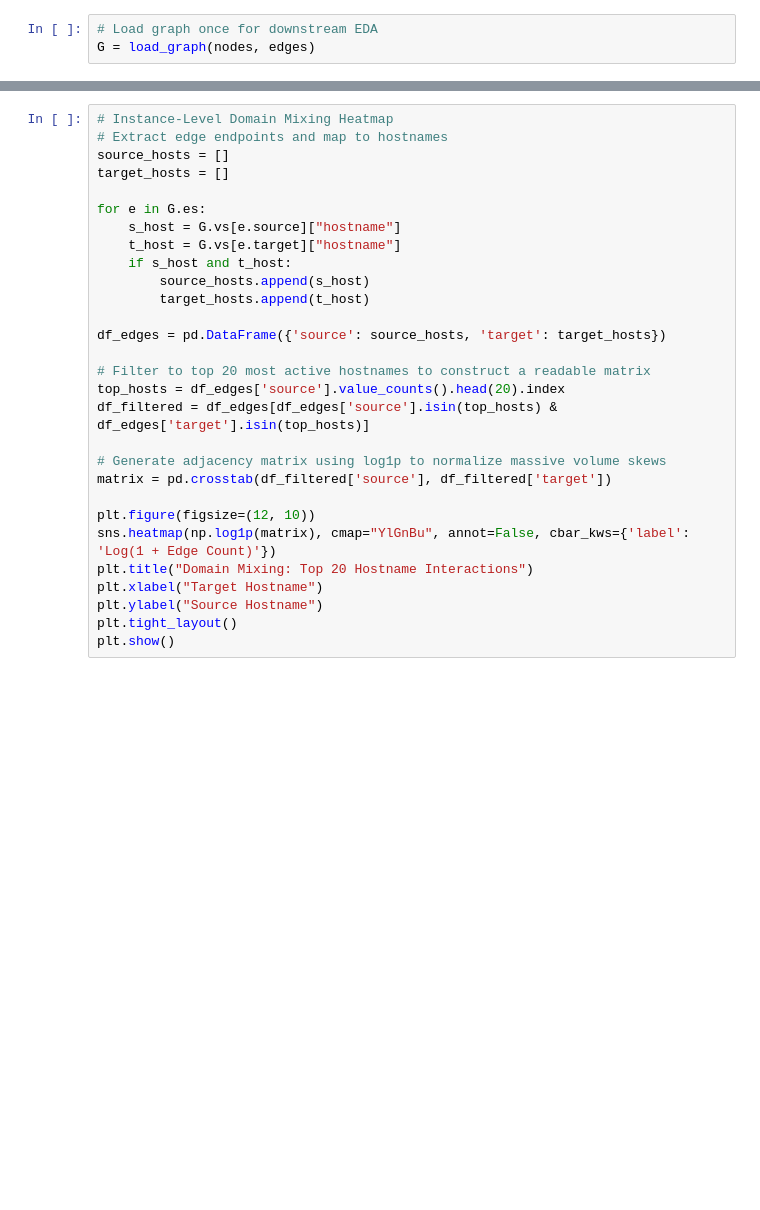
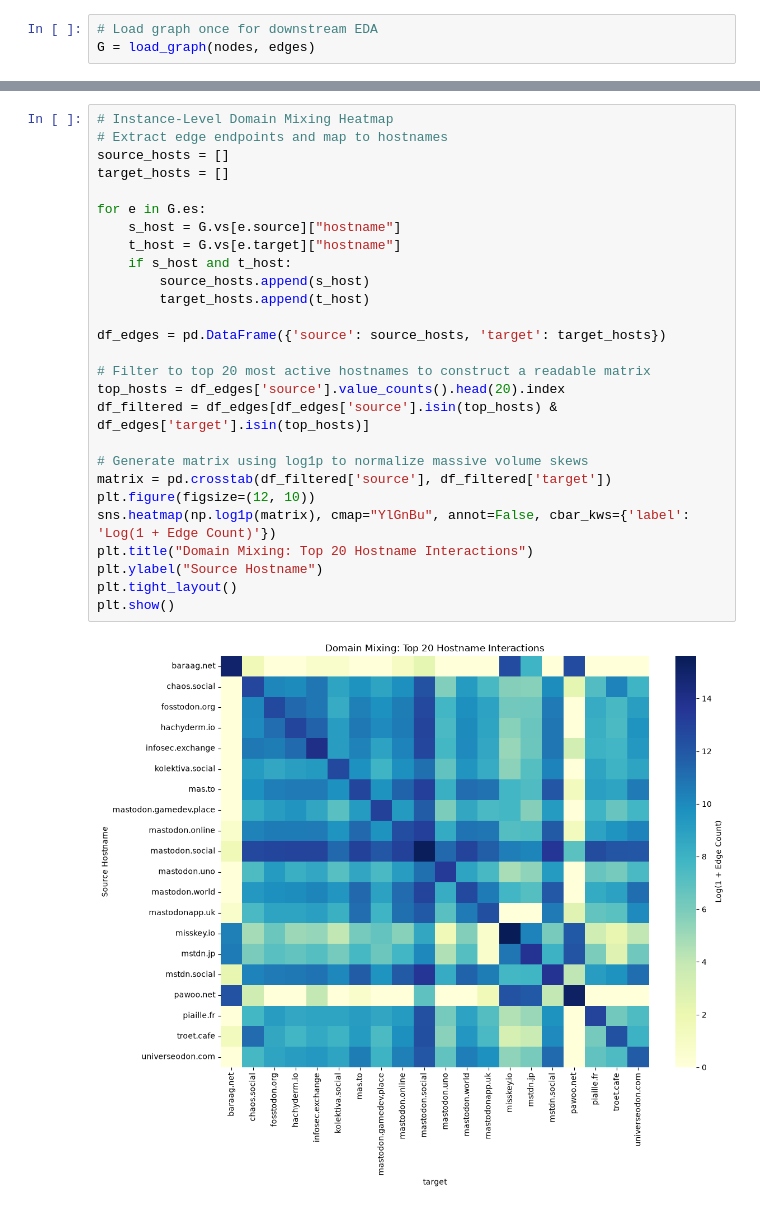
Before and after one commit to pub-crawler/pub-crawler, a Jupyter notebook: pub-crawler-data-analysis/notebooks/baseline_network_characterization.ipynb, the cells around one changed output, grey strips where cells are left out. Saved outputs shown, nothing was run; the diff lists cells and outputs as text; blank space fills up the shorter version.

Commit message:
Update baseline_network_characterization.ipynb
Re-ran with new data snapshot metadata, debugged anomaly & modularity scatter plots and heatmap

```diff
--- a/pub-crawler-data-analysis/notebooks/baseline_network_characterization.ipynb
+++ b/pub-crawler-data-analysis/notebooks/baseline_network_characterization.ipynb
@@ -183,32 +189,32 @@ plt.show()
 # %%
 # Instance-Level Domain Mixing Heatmap
 # Extract edge endpoints and map to hostnames
 source_hosts = []
 target_hosts = []
 
 for e in G.es:
     s_host = G.vs[e.source]["hostname"]
     t_host = G.vs[e.target]["hostname"]
     if s_host and t_host:
         source_hosts.append(s_host)
         target_hosts.append(t_host)
 
 df_edges = pd.DataFrame({'source': source_hosts, 'target': target_hosts})
 
 # Filter to top 20 most active hostnames to construct a readable matrix
 top_hosts = df_edges['source'].value_counts().head(20).index
 df_filtered = df_edges[df_edges['source'].isin(top_hosts) & df_edges['target'].isin(top_hosts)]
 
-# Generate adjacency matrix using log1p to normalize massive volume skews
+# Generate matrix using log1p to normalize massive volume skews
 matrix = pd.crosstab(df_filtered['source'], df_filtered['target'])
-
 plt.figure(figsize=(12, 10))
 sns.heatmap(np.log1p(matrix), cmap="YlGnBu", annot=False, cbar_kws={'label': 'Log(1 + Edge Count)'})
 plt.title("Domain Mixing: Top 20 Hostname Interactions")
-plt.xlabel("Target Hostname")
 plt.ylabel("Source Hostname")
 plt.tight_layout()
 plt.show()
+# %% [output]
+[figure, added]
 # %%
 # Local Clustering Coefficient vs. Degree
 degrees = np.array(G.degree(mode="all"))
```
Also changed, not shown: parts of 9 cells of this notebook.
